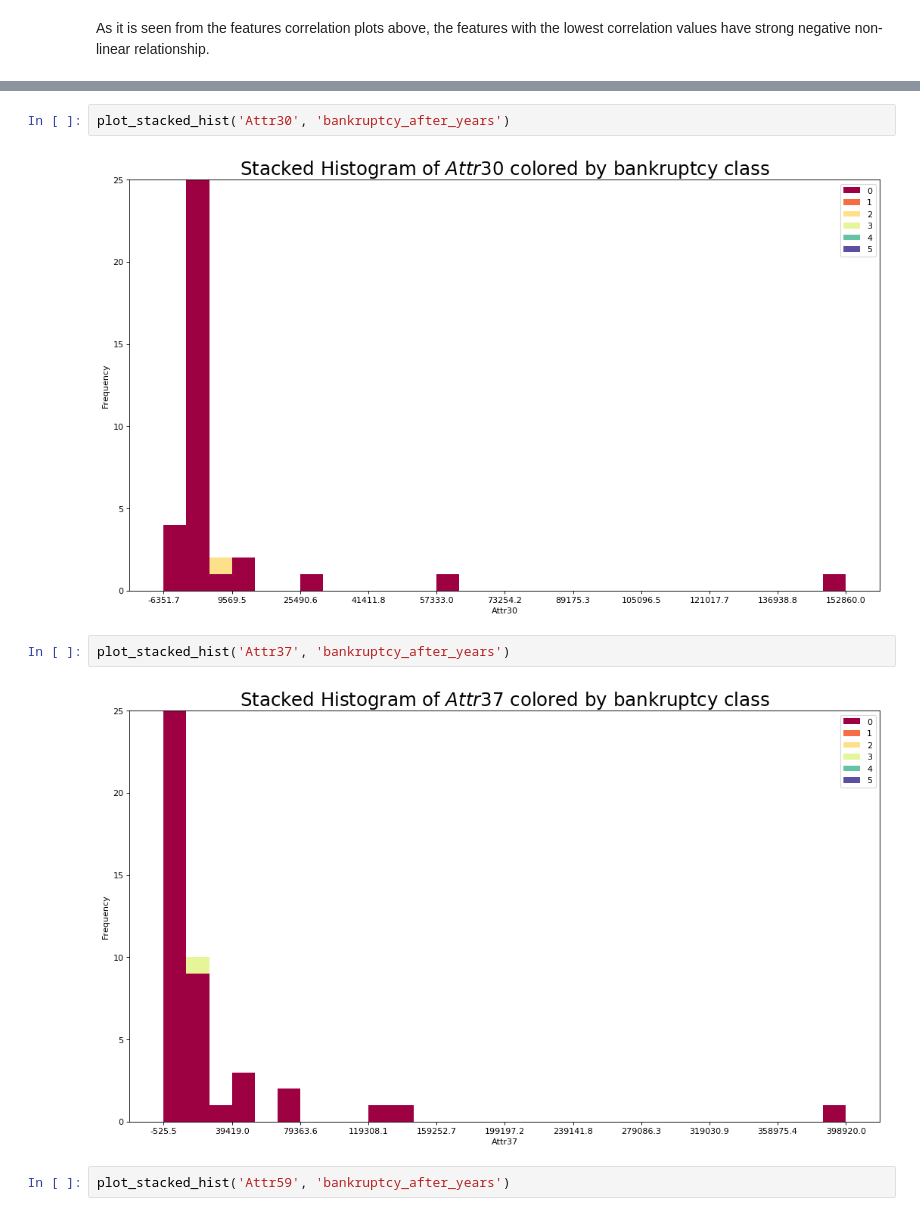
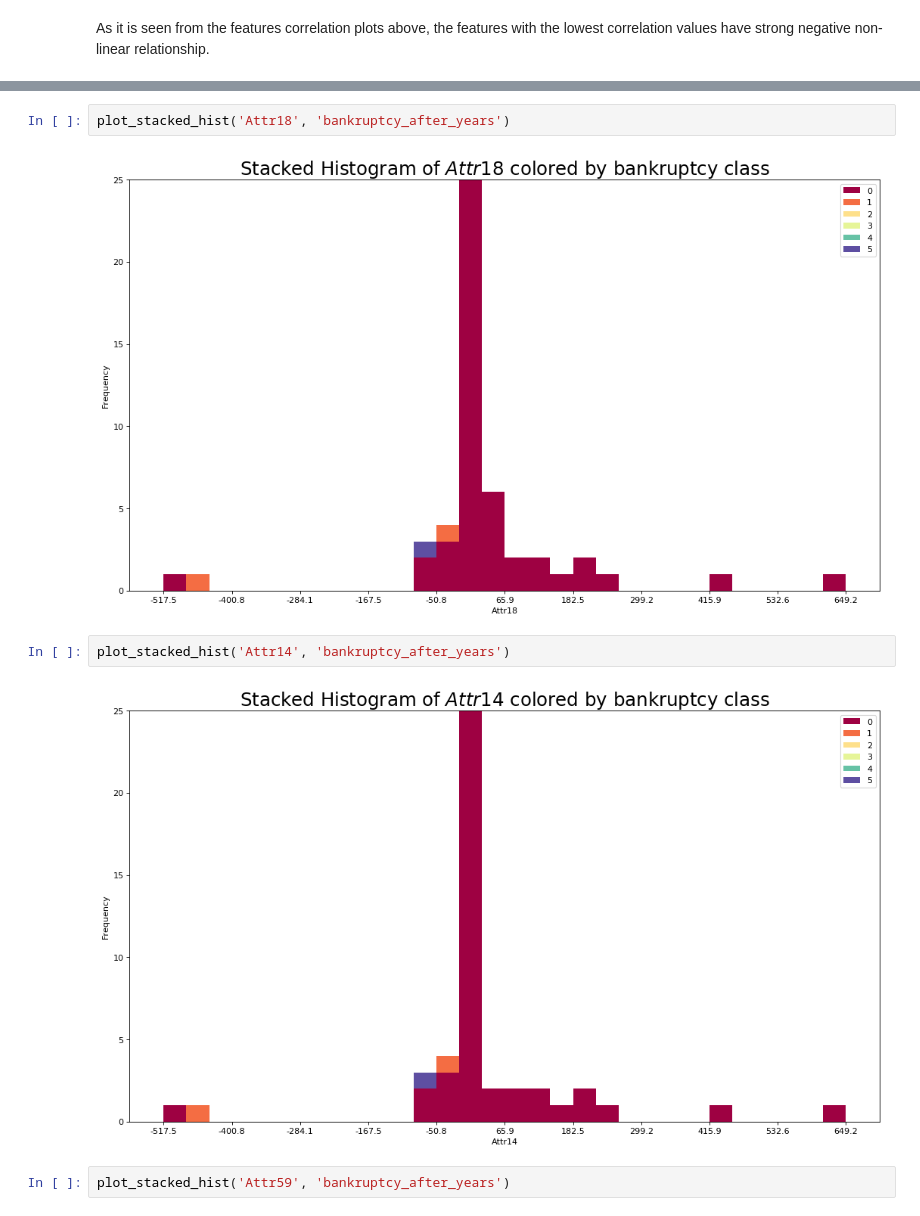
Before and after one commit to vcaramba/companies_bankruptcy_prediction, a Jupyter notebook: jupyter_notebooks/eda_notebook.ipynb, the cells around one changed output, grey strips where cells are left out. Cells and saved outputs as stored; diff of their text form.

```diff
--- a/jupyter_notebooks/eda_notebook.ipynb
+++ b/jupyter_notebooks/eda_notebook.ipynb
@@ -311,11 +310,11 @@ plot_stacked_hist('Attr32', 'bankruptcy_after_years')
 # %%
-plot_stacked_hist('Attr30', 'bankruptcy_after_years')
+plot_stacked_hist('Attr18', 'bankruptcy_after_years')
 # %% [output]
-[figure, old version]
+[figure, new version]
 # %%
-plot_stacked_hist('Attr37', 'bankruptcy_after_years')
+plot_stacked_hist('Attr14', 'bankruptcy_after_years')
 # %% [output]
-[figure, old version]
+[figure, new version]
 # %%
 plot_stacked_hist('Attr59', 'bankruptcy_after_years')
 # %% [output]
```
Also changed, not shown: parts of 33 cells of this notebook, 3 other files.
